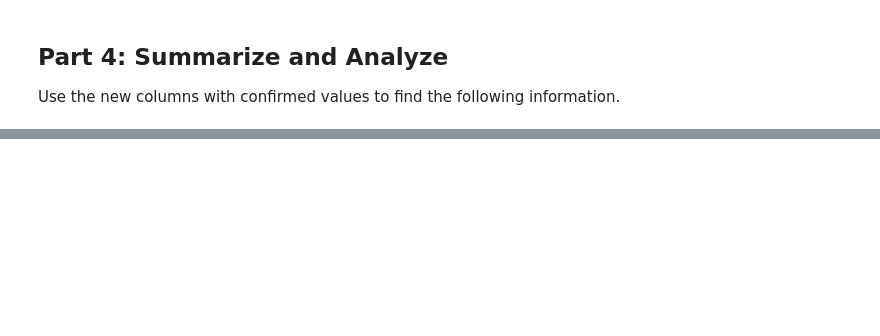
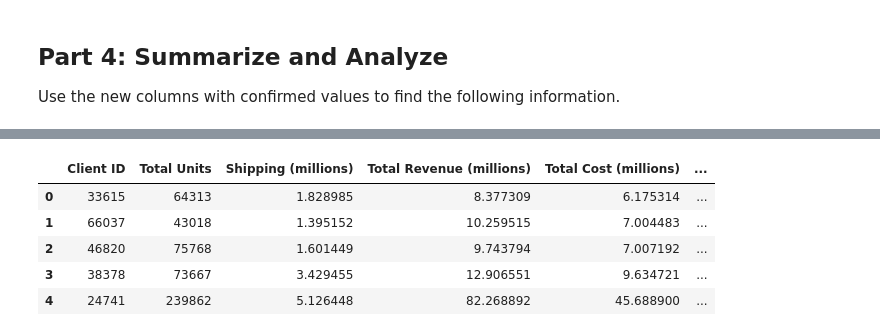
Before and after one commit to Eshumael86/pandas-challenge-1, a Jupyter notebook: wholesale_data_analysis_starter_code.ipynb, the cells around one changed output, grey strips where cells are left out. Cells and saved outputs as stored; diff of their text form; code cells hidden in the pictures; blank space fills up the shorter version.

```diff
--- a/wholesale_data_analysis_starter_code.ipynb
+++ b/wholesale_data_analysis_starter_code.ipynb
@@ -147,15 +254,35 @@ Use the new columns with confirmed values to find the following information.
 # %%
 # Format the data and rename the columns to names suitable for presentation.
 
 # Define the money columns.
 
+money_columns=['total_price','shipping_price','line_cost','profit']
 
 # Define a function that converts a dollar amount to millions.
 
+def convert_dollar_millions(y):
+    return y/1000000
 
 # Apply the currency_format_millions function to only the money columns.
-
+for column in money_columns:
+    summary[column]=summary[column].apply(convert_dollar_millions)
 
 # Rename the columns to reflect the change in the money format.
+
+summary = summary.rename(columns={'client_id':"Client ID",
+                        'total_price':'Total Revenue (millions)',
+                        'shipping_price':'Shipping (millions)',
+                        'qty':'Total Units',
+                        'line_cost': 'Total Cost (millions)',
+                        'profit':'Total Profit (millions)'
+})
+summary
+# %% [output]
+|  | Client ID | Total Units | Shipping (millions) | Total Revenue (millions) | Total Cost (millions) | ... |
+| 0 | 33615 | 64313 | 1.828985 | 8.377309 | 6.175314 | ... |
+| 1 | 66037 | 43018 | 1.395152 | 10.259515 | 7.004483 | ... |
+| 2 | 46820 | 75768 | 1.601449 | 9.743794 | 7.007192 | ... |
+| 3 | 38378 | 73667 | 3.429455 | 12.906551 | 9.634721 | ... |
+| 4 | 24741 | 239862 | 5.126448 | 82.268892 | 45.688900 | ... |
 # %%
 # Sort the updated data by "Total Profit (millions)" form highest to lowest and assign the sort to a new DatFrame.
```
Also changed, not shown: parts of 16 cells of this notebook.
